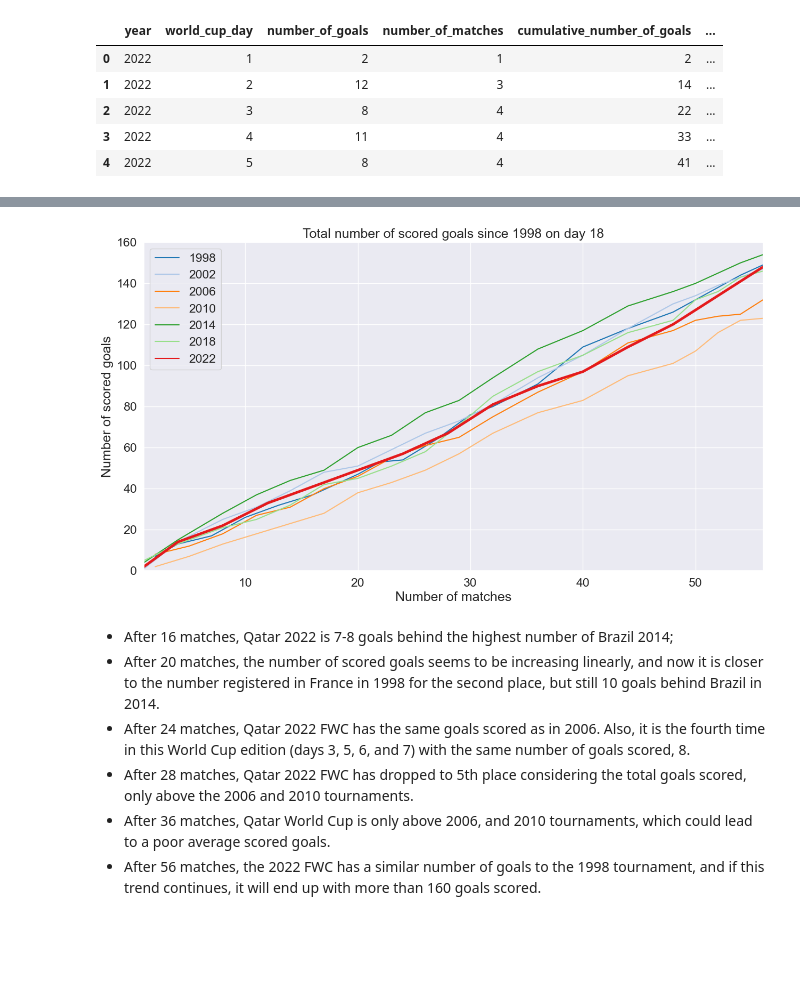
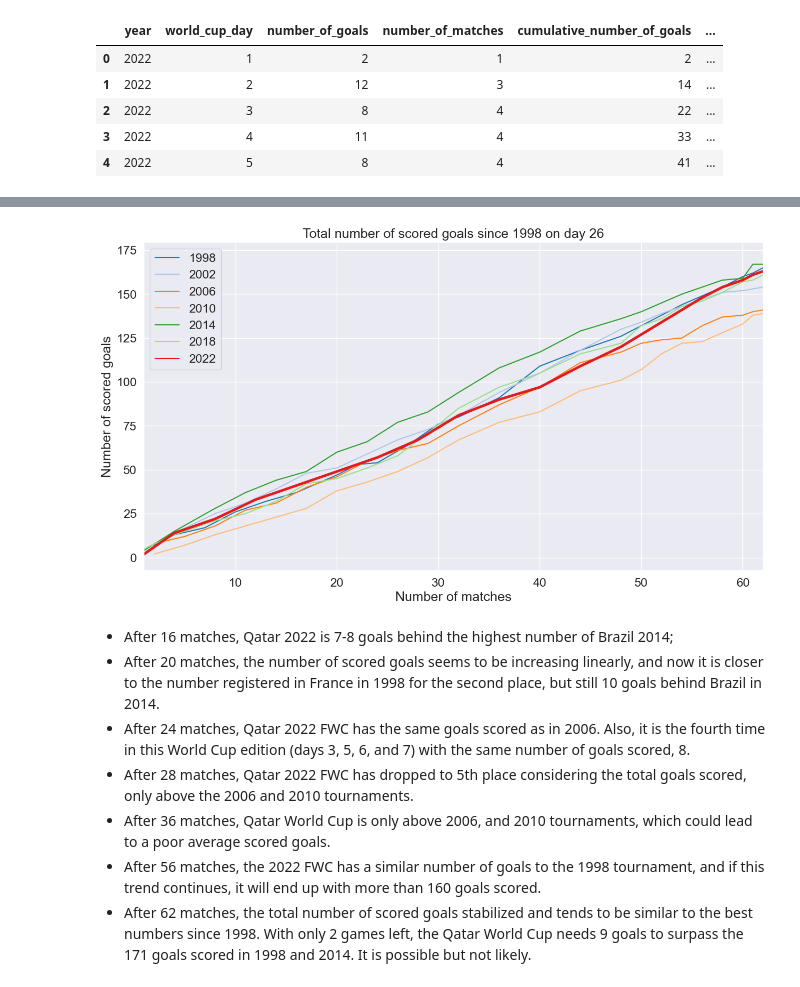
Before and after one commit to hanada-stephan/fifa_world_cup_analysis, a Jupyter notebook: world_cup_analysis.ipynb, the cells around one changed output, grey strips where cells are left out. Drawn from its saved outputs; the diff is of its cells as text; code cells hidden in the pictures; blank space fills up the shorter version.

```diff
--- a/world_cup_analysis.ipynb
+++ b/world_cup_analysis.ipynb
@@ -235,17 +236,17 @@ plt.savefig("./img/avg_goals_since_france_day18.jpg")
 # %%
 # Comparing the total number of scored goals of last six FWC
 
 ax = sns.lineplot(x="cumulative_number_of_matches", y="cumulative_number_of_goals", data=last_six_wc, hue="year", palette = "tab20")
 sns.lineplot(x="cumulative_number_of_matches", y="cumulative_number_of_goals", data=qatar_goals, hue="year", palette = "Set1", linewidth=3.5)
 plt.xlabel("Number of matches")
 plt.ylabel("Number of scored goals")
-plt.title("Total number of scored goals since 1998 on day 18")
+plt.title("Total number of scored goals since 1998 on day 26")
 plt.legend()
-plt.xlim(1,56)
-plt.ylim(0,160)
-plt.savefig("./img/total_goals_since_france_day18.jpg")
+plt.xlim(1,62)
+# plt.ylim(0,180)
+plt.savefig("./img/total_goals_since_france_day26.jpg")
 # %% [output]
-[figure, old version]
+[figure, new version]
 # %% [markdown]
 - After 16 matches, Qatar 2022 is 7-8 goals behind the highest number of Brazil 2014;
 - After 20 matches, the number of scored goals seems to be increasing linearly, and now it is closer to the number registered in France in 1998 for the second place, but still 10 goals behind Brazil in 2014.
@@ -253,3 +254,4 @@ plt.savefig("./img/total_goals_since_france_day18.jpg")
 - After 28 matches, Qatar 2022 FWC has dropped to 5th place considering the total goals scored, only above the 2006 and 2010 tournaments.
 - After 36 matches, Qatar World Cup is only above 2006, and 2010 tournaments, which could lead to a poor average scored goals.
 - After 56 matches, the 2022 FWC has a similar number of goals to the 1998 tournament, and if this trend continues, it will end up with more than 160 goals scored.
+- After 62 matches, the total number of scored goals stabilized and tends to be similar to the best numbers since 1998. With only 2 games left, the Qatar World Cup needs 9 goals to surpass the 171 goals scored in 1998 and 2014. It is possible but not likely.
```
Also changed, not shown: parts of 3 cells of this notebook, 9 other files.
